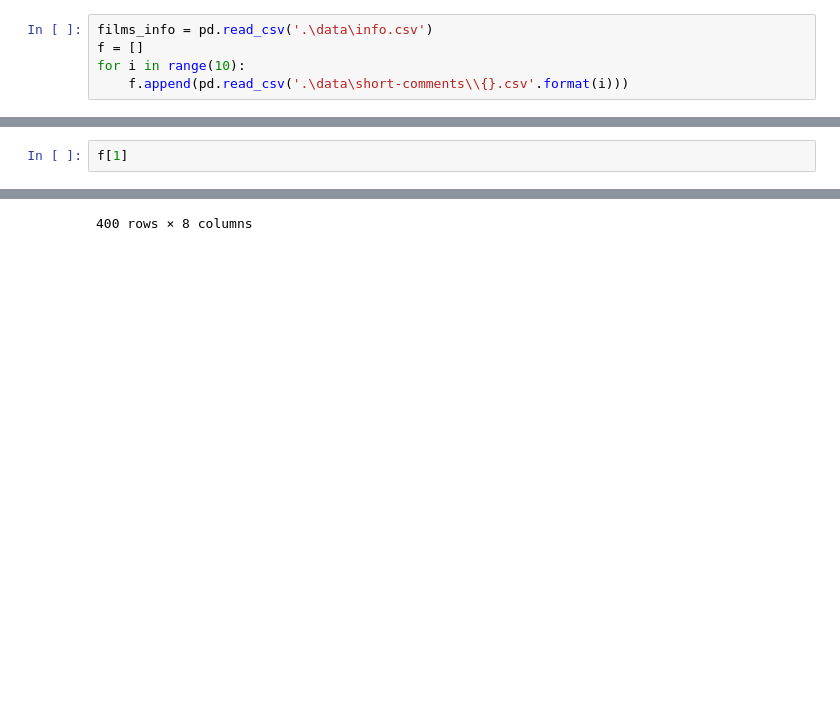
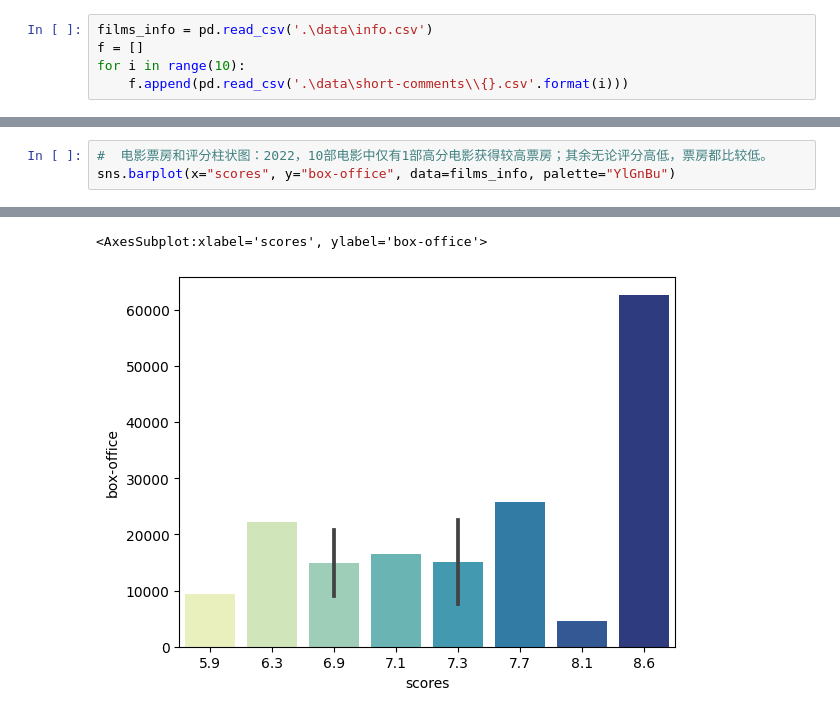
Before and after one commit to Cyccyyycyc/2022-Films, a Jupyter notebook: analysis.ipynb, the cells around one changed output, grey strips where cells are left out. Cells and saved outputs as stored; diff of their text form; blank space fills up the shorter version.

Commit message:
update analysis of films_info

```diff
--- a/analysis.ipynb
+++ b/analysis.ipynb
@@ -23,3 +23,4 @@ films_info
 # %%
-f[1]
+#  电影票房和评分柱状图：2022，10部电影中仅有1部高分电影获得较高票房；其余无论评分高低，票房都比较低。
+sns.barplot(x="scores", y="box-office", data=films_info, palette="YlGnBu")
 # %% [output]
@@ -38 +27,2 @@ f[1]
-400 rows × 8 columns
+<AxesSubplot:xlabel='scores', ylabel='box-office'>
+[figure, added]
```
Also changed, not shown: parts of 9 cells of this notebook.
